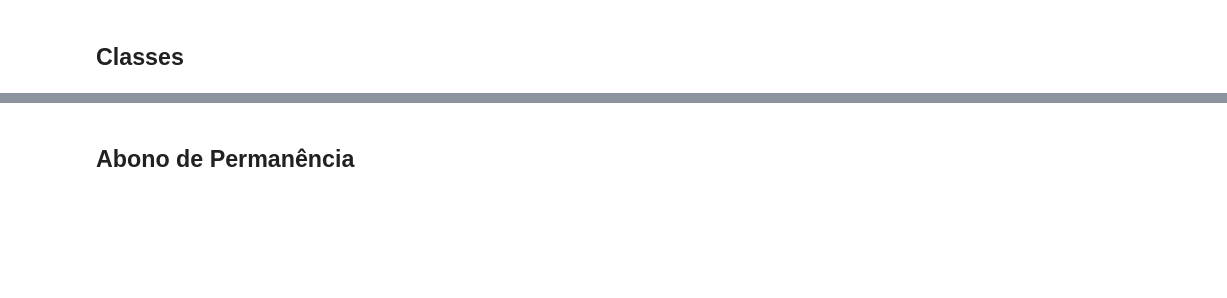
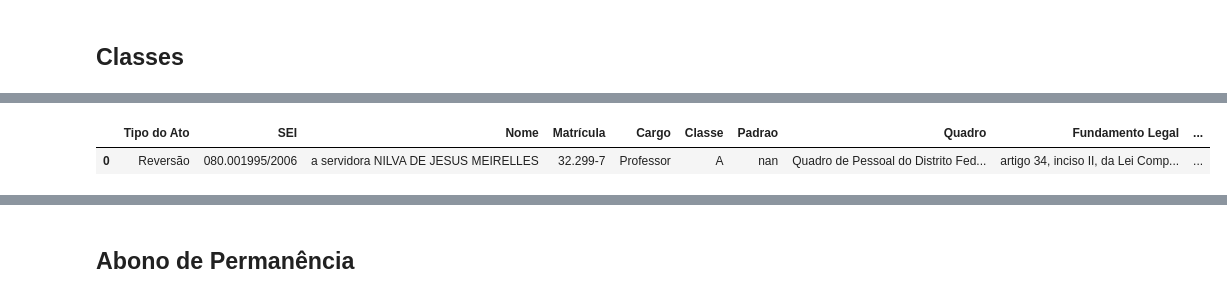
Before and after one commit to UnB-KnEDLe/Regex, a Jupyter notebook: scripts/atos.ipynb, the cells around one changed output, grey strips where cells are left out. Saved outputs shown, nothing was run; the diff lists cells and outputs as text; code cells hidden in the pictures; blank space fills up the shorter version.

```diff
--- a/scripts/atos.ipynb
+++ b/scripts/atos.ipynb
@@ -73 +49,8 @@ test_txt = test_file.read()
+# %%
+rev = Revertions(dodfs_test_files[4])
+helper._build_act_txt(rev.acts_str, rev.name, output)
+helper.print_dataframe(rev.data_frame)
+# %% [output]
+|  | Tipo do Ato | SEI | Nome | Matrícula | Cargo | Classe | Padrao | Quadro | Fundamento Legal | ... |
+| 0 | Reversão | 080.001995/2006 | a servidora NILVA DE JESUS MEIRELLES | 32.299-7 | Professor | A | nan | Quadro de Pessoal do Distrito Fed... | artigo 34, inciso II, da Lei Comp... | ... |
 # %% [markdown]
```
Also changed, not shown: parts of 24 cells of this notebook, 11 other files.
